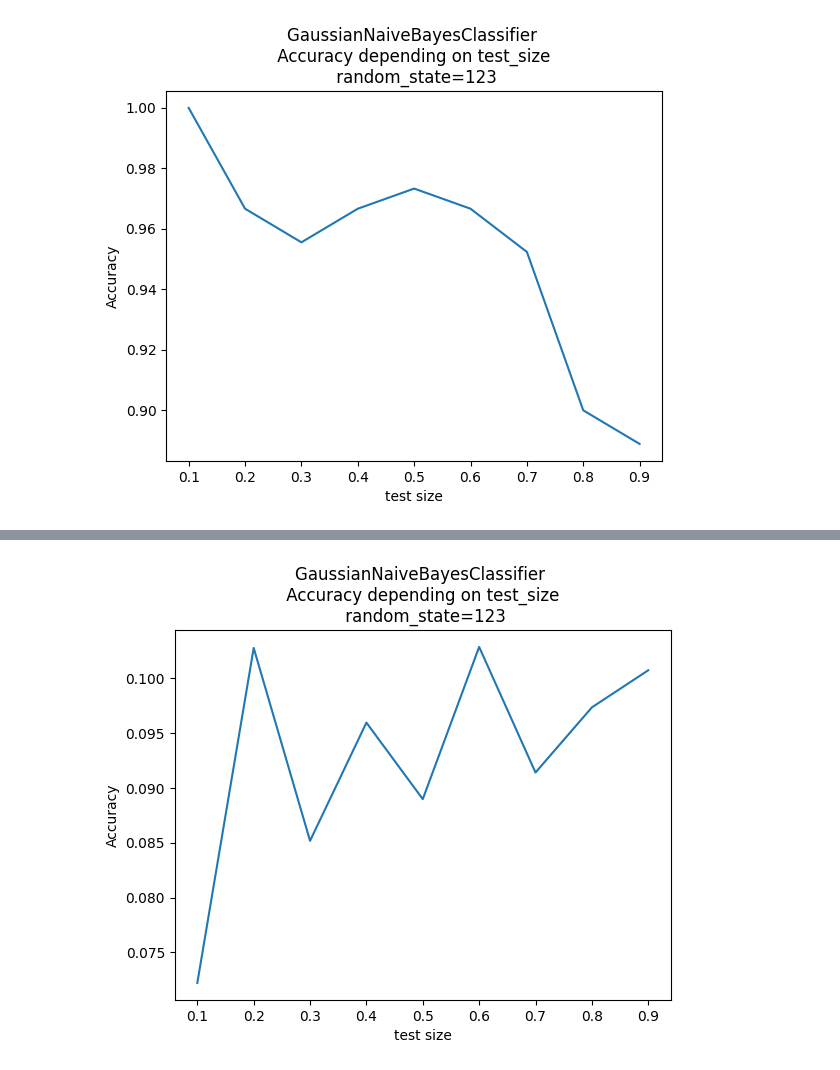
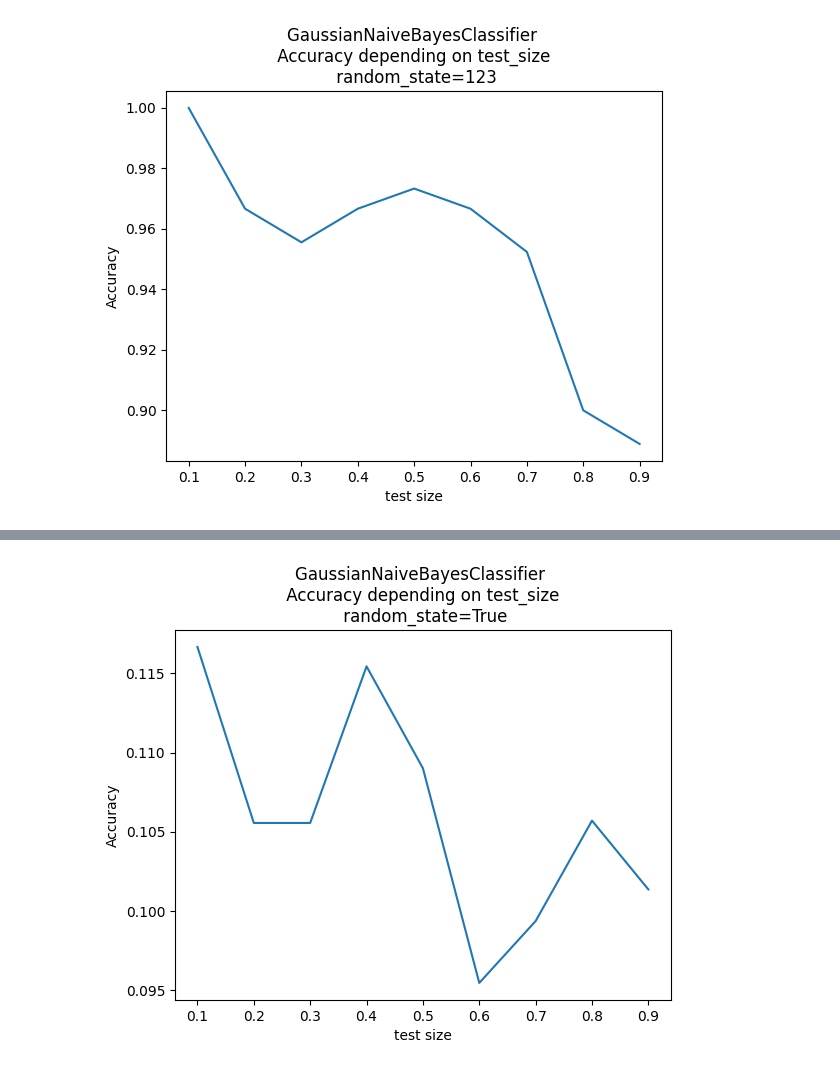
Before and after one commit to gwardasz/wsi-lab, a Jupyter notebook: Zadanie_7.ipynb, the cells around one changed output, grey strips where cells are left out. Saved outputs shown, nothing was run; the diff lists cells and outputs as text; code cells hidden in the pictures.

Commit message:
option in NaiveBayes to mark if is_data_discrete, tests, and conclusion, all works

```diff
--- a/Zadanie_7.ipynb
+++ b/Zadanie_7.ipynb
@@ -18,14 +20,18 @@ import numpy as np
 import matplotlib.pyplot as plt
 # %%
 class NaiveBayes:
-    def __init__(self):
+    def __init__(self, is_data_discrete=False):
         self.priors = {}
         self.likelihoods = {} # {class=0: {feature_index=0: {feature_value=0: 0.666, ... }, ... }, ... }
+        self.is_data_discrete = is_data_discrete
 
     def build_classifier(self, train_features, train_classes):
         class_counter = Counter(train_classes)
         self.priors = {key: class_items_number / len(train_classes) for key, class_items_number in class_counter.items()}
-        train_features_discrete = self.data_discretization(train_features)
+        if not self.is_data_discrete:
+            train_features_discrete = self.data_discretization(train_features)
+        else:
+            train_features_discrete = train_features
         data = np.column_stack((train_features_discrete, train_classes))  # entend train_features with train_classes
         sorted_indices = np.argsort(data[:, -1])  # sort by train_classes values
         data = data[sorted_indices]
@@ -46,8 +52,6 @@ class NaiveBayes:
                 feature_counter = Counter(one_class_features[:,column_index])
                 self.likelihoods[_class][column_index] = {key: feature_items_number / len(one_class_features) for key, feature_items_number in feature_counter.items()}
 
-
-
     def data_discretization(self, data, number_of_discrete_values=4):
         new_data = np.zeros_like(data, dtype='int32')
         self.discrete_boundaries = np.zeros([data.shape[-1], number_of_discrete_values-1])
@@ -63,7 +67,10 @@ class NaiveBayes:
         return np.array([np.digitize(feature, self.discrete_boundaries[i], right=True).astype('int32') for i,feature in enumerate(sample)])
 
     def predict(self, sample):
-        discrete_sample = self.sample_discretization(sample)
+        if not self.is_data_discrete:
+            discrete_sample = self.sample_discretization(sample)
+        else:
+            discrete_sample = sample
         class_probabilities = {}
         for _class in self.priors.keys():
             probability = self.priors[_class]
@@ -135,12 +142,12 @@ class GaussianNaiveBayes:
             class_probabilities = {key: value / normalization_constant for key, value in class_probabilities.items()}
         return max(class_probabilities, key=class_probabilities.get)
 # %%
-def testNaiveBayesClassifier(data, is_guassian=False):
+def testNaiveBayesClassifier(data, is_guassian=False, is_data_discrete=False):
     x_train, x_test, y_train, y_test = data
     if is_guassian:
         classifier = GaussianNaiveBayes()
     else:
-        classifier = NaiveBayes()
+        classifier = NaiveBayes(is_data_discrete)
     classifier.build_classifier(x_train, y_train)
     successes = 0
     for i, sample in enumerate(x_test):
@@ -150,12 +157,12 @@ def testNaiveBayesClassifier(data, is_guassian=False):
     accuracy = successes/len(x_test)
     return accuracy
 # %%
-def plot_accuracies(x,y,is_guassian=False, random_state=123):
+def plot_accuracies(x,y,is_guassian=False, random_state=123, is_data_discrete=False):
     test_size_range = [i/10 for i in range(1, 10)]
     accuracy_list = []
     for test_size in test_size_range:
         data = train_test_split(x, y, test_size=test_size, random_state=random_state)
-        accuracy_list.append(testNaiveBayesClassifier(data, is_guassian))
+        accuracy_list.append(testNaiveBayesClassifier(data, is_guassian,is_data_discrete))
 
     plt.xlabel('test size')
     plt.ylabel('Accuracy')
@@ -229,5 +240,5 @@ plot_accuracies(x,y)
 # %%
-plot_accuracies(x,y, True)
+plot_accuracies(x,y, True, True)
 # %% [output]
-[figure, old version]
+[figure, new version]
 # %% [markdown]
```
Also changed, not shown: parts of 11 cells of this notebook.
